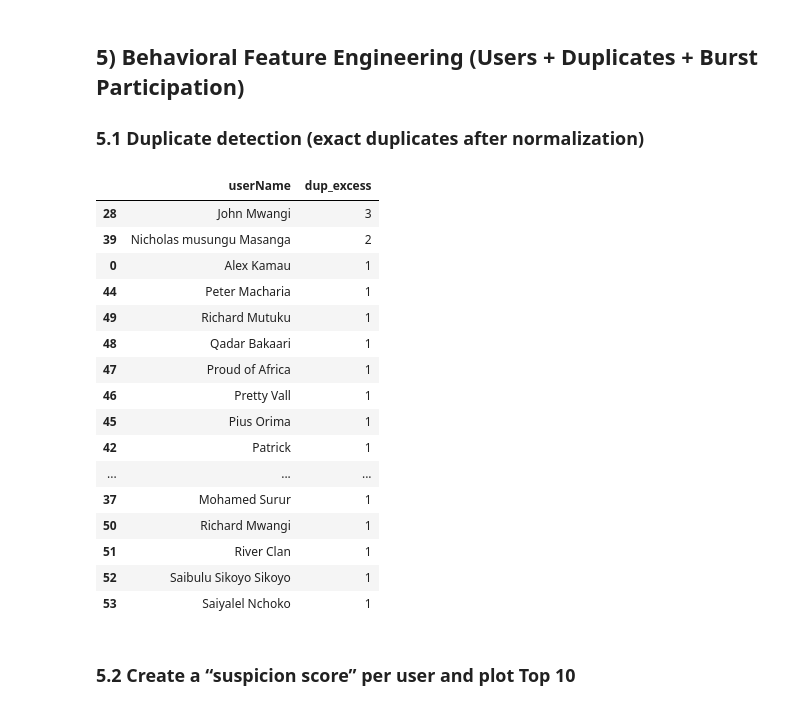
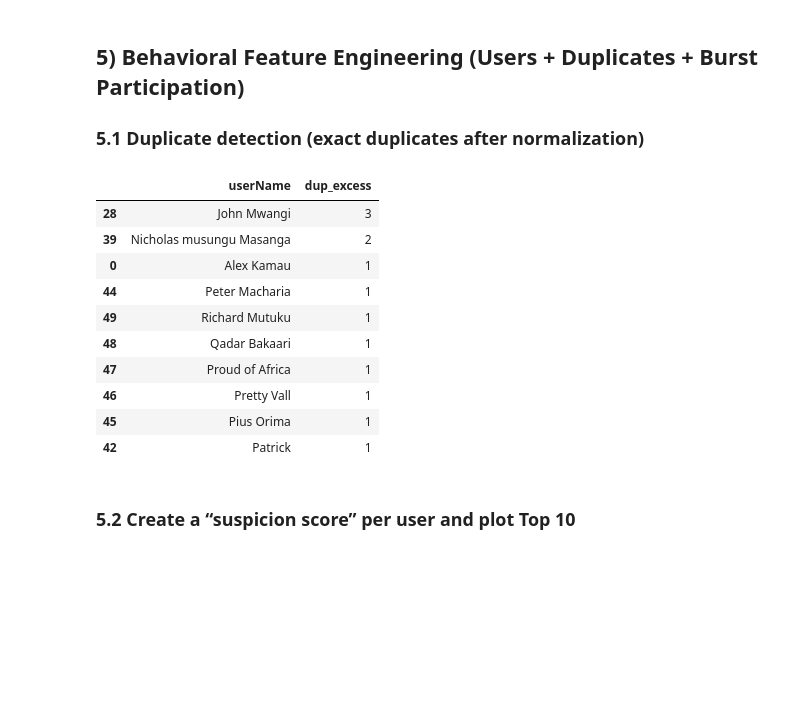
Before and after one commit to WanjikuKahoro/Safaricom-Suspicious-Review-Detection-Using-Machine-Learning, a Jupyter notebook: Emma.ipynb, the cells around one changed output. Cells and saved outputs as stored; diff of their text form; code cells hidden in the pictures; blank space fills up the shorter version.

```diff
--- a/Emma.ipynb
+++ b/Emma.ipynb
@@ -666,40 +671,34 @@ Suspicious rate: 0.12284375
 # %%
 dup_counts = (
     df.groupby(["userName", "text_norm"])
       .size()
       .reset_index(name="n")
 )
 
 dup_texts = dup_counts[dup_counts["n"] > 1].copy()
 
 # duplicate "excess": if a user posted same text n times, excess = (n - 1)
 dup_texts["dup_excess"] = dup_texts["n"] - 1
 
 dup_per_user = (
     dup_texts.groupby("userName")["dup_excess"]
              .sum()
              .reset_index()
 )
 
-dup_per_user.sort_values("dup_excess", ascending=False).head(20)
+dup_per_user.sort_values("dup_excess", ascending=False).head(10)
 # %% [output]
 |  | userName | dup_excess |
 | 28 | John Mwangi | 3 |
 | 39 | Nicholas musungu Masanga | 2 |
 | 0 | Alex Kamau | 1 |
 | 44 | Peter Macharia | 1 |
 | 49 | Richard Mutuku | 1 |
 | 48 | Qadar Bakaari | 1 |
 | 47 | Proud of Africa | 1 |
 | 46 | Pretty Vall | 1 |
 | 45 | Pius Orima | 1 |
 | 42 | Patrick | 1 |
-| ... | ... | ... |
-| 37 | Mohamed Surur | 1 |
-| 50 | Richard Mwangi | 1 |
-| 51 | River Clan | 1 |
-| 52 | Saibulu Sikoyo Sikoyo | 1 |
-| 53 | Saiyalel Nchoko | 1 |
 # %% [markdown]
 ### 5.2 Create a “suspicion score” per user and plot Top 10
 # %%
```
Also changed, not shown: parts of 10 cells of this notebook.
